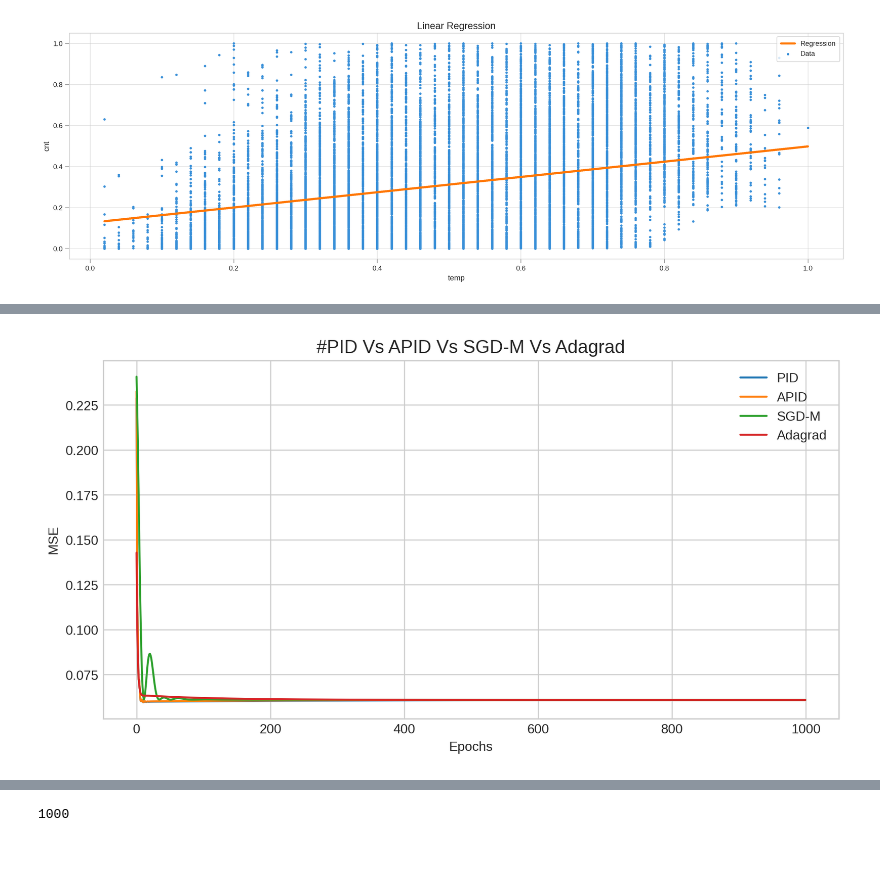
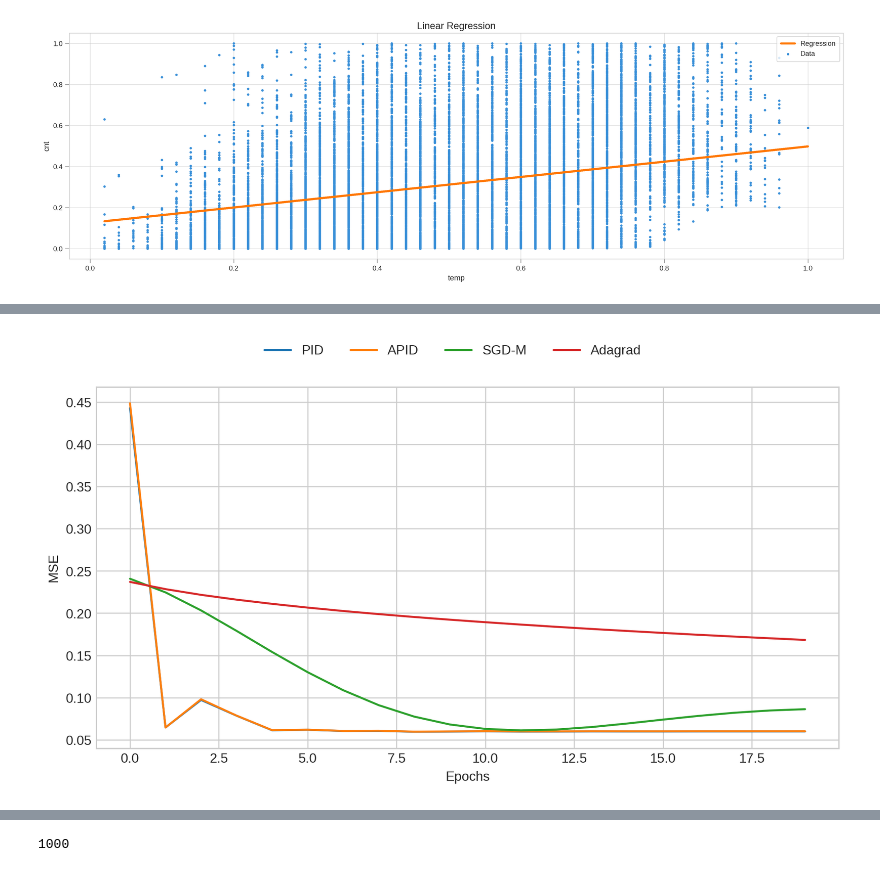
Before and after one commit to Saurav-Raghaw/Optimization, a Jupyter notebook: Real_world.ipynb, the cells around one changed output, grey strips where cells are left out. Cells and saved outputs as stored; diff of their text form; code cells hidden in the pictures.

```diff
--- a/Real_world.ipynb
+++ b/Real_world.ipynb
@@ -243,5 +240,5 @@ def PID_Otimizer(X, y, lr=0.01, epoch=10, Kd=0.9):
   return m, b, log, mse
 # %%
 %%time
-m, b, log, mse_pid = PID_Otimizer(x, y, 0.01, 1000, 8)
+m, b, log, mse_pid = PID_Otimizer(x, y, 0.01, 20, 10)
 # %% [output]
@@ -308,5 +305,5 @@ def APID(X, y, lr=0.05, epoch=10, Kd=0.9):
   return m, b, log, mse
 # %%
 %%time
-m, b, log, mse_apid = APID(x, y, 0.01, 1000, 8)
+m, b, log, mse_apid = APID(x, y, 0.01, 20, 10)
 # %% [output]
@@ -368,5 +365,5 @@ def SGD_momentum(X, y, lr=0.05, epoch=10, mome_para = 0.9):
     return m, b, log, mse
 # %%
 %%time
-m, b, log, mse_m = SGD_momentum(x, y, lr=0.01, epoch=1000, mome_para= 0.9)
+m, b, log, mse_m = SGD_momentum(x, y, lr=0.01, epoch=20, mome_para= 0.9)
 # %% [output]
@@ -411,5 +408,5 @@ def Adagrad(X, y, lr=0.05, epoch=10):
     return m, b, log, mse
 # %%
 %%time
-m, b, log, mse_ada = Adagrad(x, y, lr=0.1, epoch=1000)
+m, b, log, mse_ada = Adagrad(x, y, lr=0.01, epoch=20)
 # %% [output]
@@ -423,16 +420,16 @@ MSE: 0.06079594793964185
 # %%
 %%time
 plt.figure(figsize=(10,5))
 plt.rcParams['figure.dpi'] = 227
 plt.plot(range(len(mse_pid)), mse_pid, label='PID')
 plt.plot(range(len(mse_apid)), mse_apid, label='APID')
 plt.plot(range(len(mse_m)), mse_m, label='SGD-M')
 plt.plot(range(len(mse_ada)), mse_ada, label='Adagrad')
 
-plt.title('#PID Vs APID Vs SGD-M Vs Adagrad', fontSize=14)
+#plt.title('#PID Vs APID Vs SGD-M Vs Adagrad', fontSize=14)
 plt.xlabel('Epochs')
 plt.ylabel('MSE')
-plt.legend()
+plt.legend(bbox_to_anchor =(0.75, 1.15), ncol = 4)
 plt.show()
 # %% [output]
-[figure, old version]
+[figure, new version]
```
Also changed, not shown: parts of 24 cells of this notebook.
